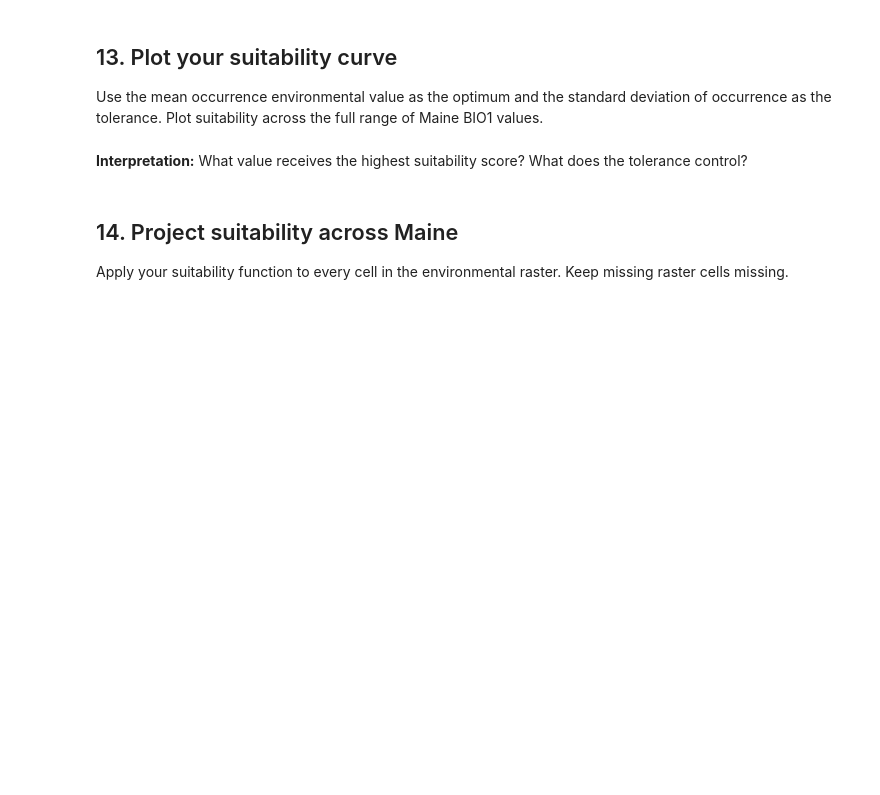
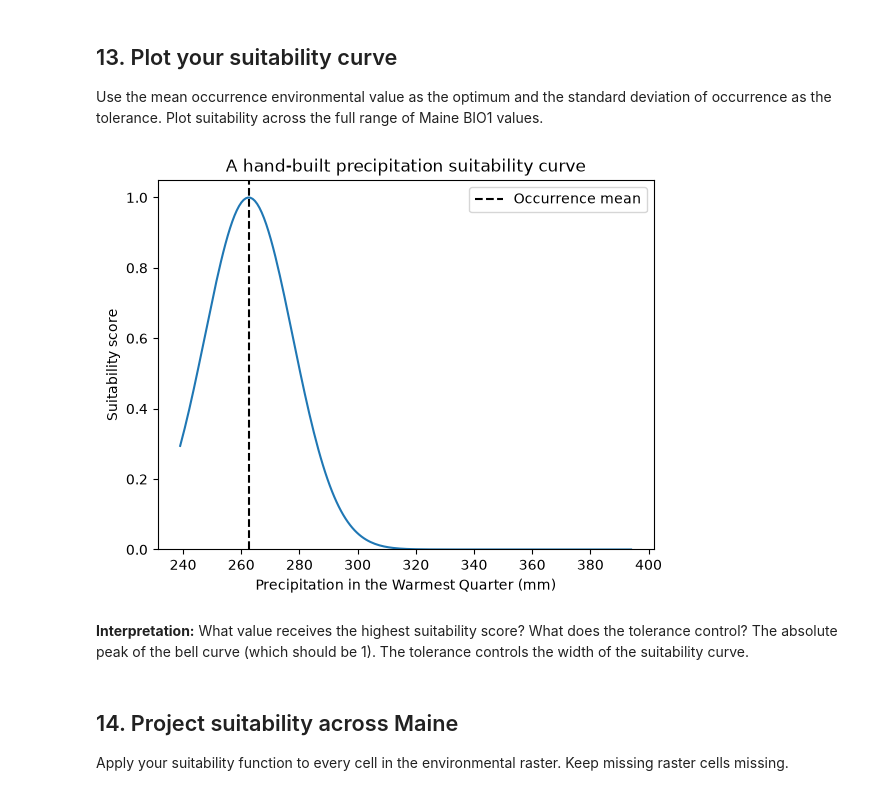
Before and after one commit to meganklutts/BIO597-SpatialBiodiversity, a Jupyter notebook: docs/assignments/Assignment-06-FirstPrinciplesSDM.ipynb, the cells around one changed output. Drawn from its saved outputs; the diff is of its cells as text; code cells hidden in the pictures; blank space fills up the shorter version.

```diff
--- a/docs/assignments/Assignment-06-FirstPrinciplesSDM.ipynb
+++ b/docs/assignments/Assignment-06-FirstPrinciplesSDM.ipynb
@@ -95,5 +174,10 @@ Display the most common species, then choose one species with at least 100 recor
 # %%
-target_species = "____________________________"
+target_species = "Pseudacris crucifer"
 
 # Filter the occurrence table to your target species.
 # Display the number of records and the first five rows.
+
+presence = amphibians.loc[amphibians["species"] == target_species].copy()
+print(target_species)
+print(presence.shape)
+presence.head()
@@ -155,9 +330,10 @@ np.exp(-0.5 * ((observed - optimum) / tolerance) ** 2)
 
 This creates a score near 1 when observed environment is close to the optimum and closer to 0 as temperature gets farther away.
 # %%
-def environmental_suitability(observed, optimum, tolerance):
+def precipitation_suitability(observed, optimum, tolerance):
     # Replace this comment with the suitability calculation.
-    return __________
+    z = (observed - optimum) / tolerance
+    return np.exp(-0.5 * z**2)
 # %% [markdown]
 ## 13. Plot your suitability curve
 
@@ -165,10 +341,33 @@ Use the mean occurrence environmental value as the optimum and the standard devi
 # %%
 # Calculate presence_mean and presence_sd.
 # Create a sequence of environmental values across the raster range.
 # Calculate suitability for those values.
 # Plot the curve.
+
+x_precip = np.linspace(
+    float(np.nanmin(bio18_maine.values)),
+    float(np.nanmax(bio18_maine.values)),
+    200,
+)
+
+suitability_curve = precipitation_suitability(
+    x_precip,
+    optimum=presence_mean,
+    tolerance=presence_sd,
+)
+
+plt.plot(x_precip, suitability_curve)
+plt.axvline(presence_mean, color="black", linestyle="--", label="Occurrence mean")
+plt.xlabel("Precipitation in the Warmest Quarter (mm)")
+plt.ylabel("Suitability score")
+plt.ylim(0, 1.05)
+plt.title("A hand-built precipitation suitability curve")
+plt.legend()
+plt.show()
+# %% [output]
+[figure, added]
 # %% [markdown]
-**Interpretation:** What value receives the highest suitability score? What does the tolerance control?
+**Interpretation:** What value receives the highest suitability score? What does the tolerance control? The absolute peak of the bell curve (which should be 1). The tolerance controls the width of the suitability curve.
 # %% [markdown]
 ## 14. Project suitability across Maine
 
```
Also changed, not shown: parts of 29 cells of this notebook.
